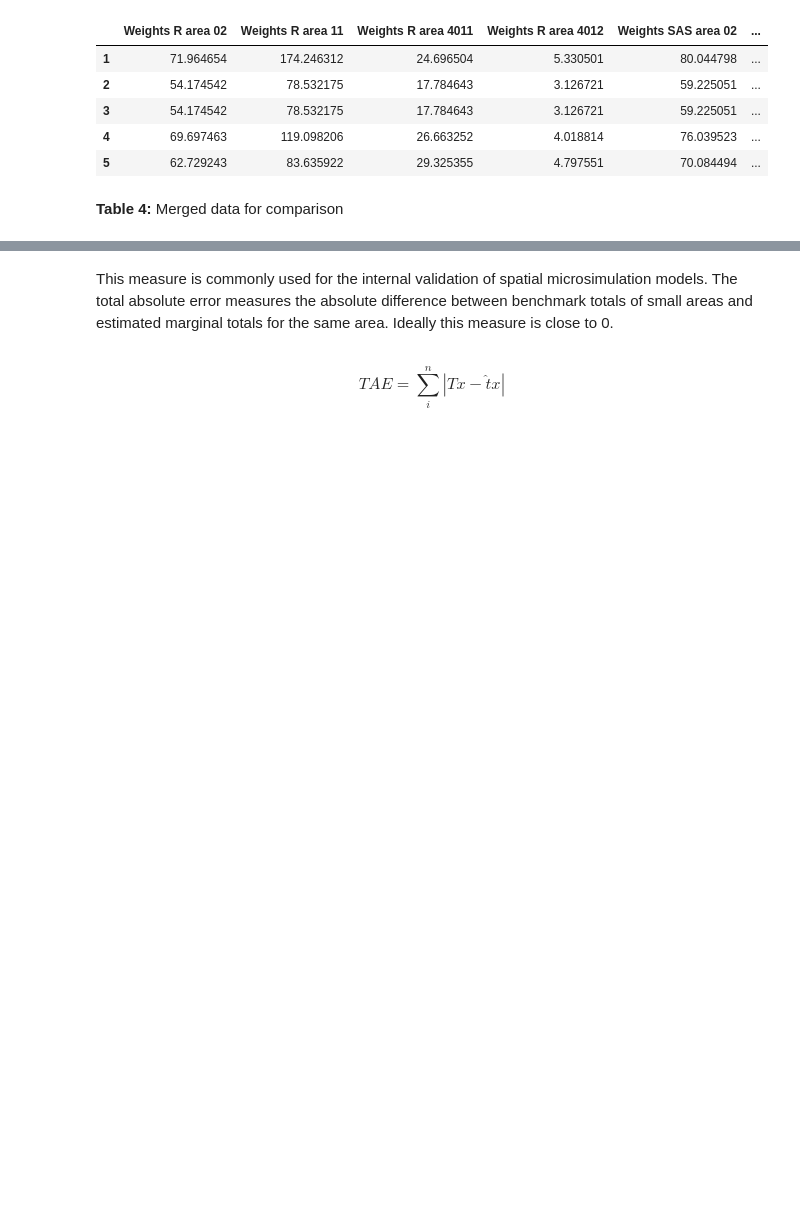
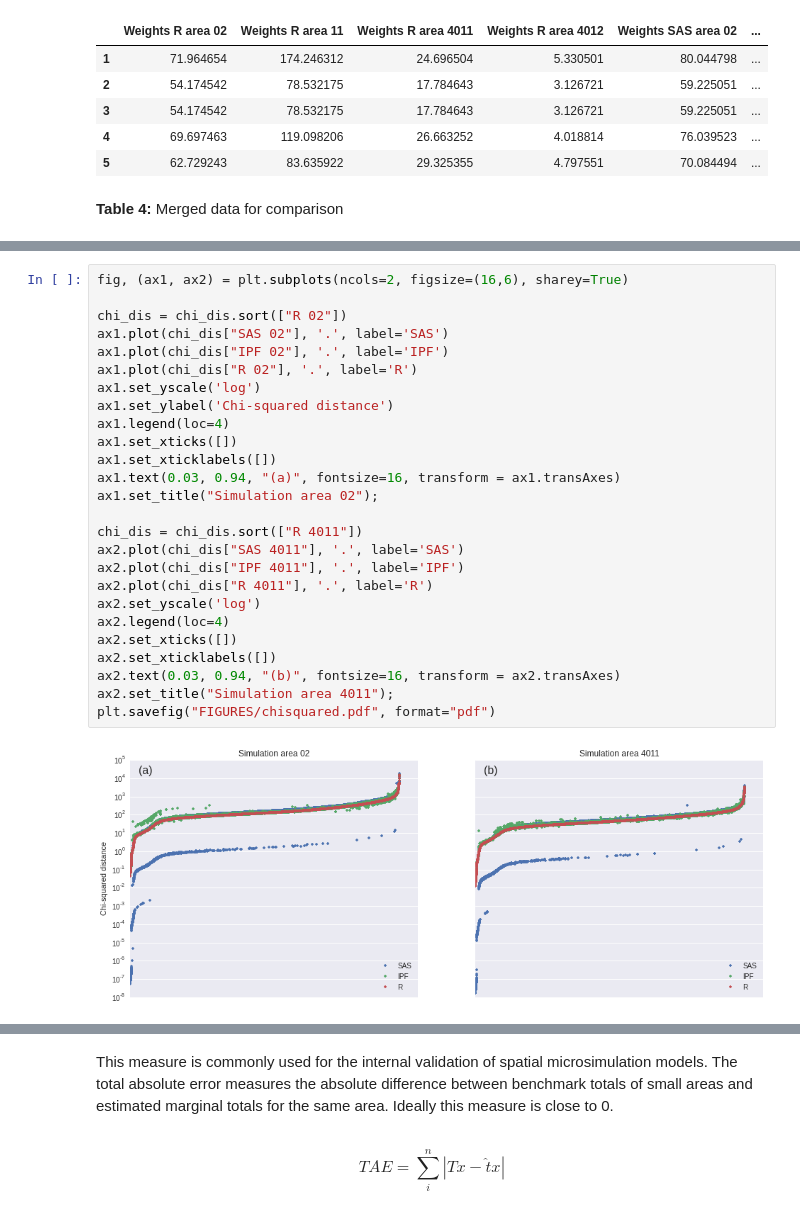
Before and after one commit to emunozh/gregwt-performance, a Jupyter notebook: weight_comparison_sas.ipynb, the cells around one changed output, grey strips where cells are left out. Cells and saved outputs as stored; diff of their text form; blank space fills up the shorter version.

```diff
--- a/weight_comparison_sas.ipynb
+++ b/weight_comparison_sas.ipynb
@@ -133,0 +181,28 @@ plot_data.head()
+# %%
+fig, (ax1, ax2) = plt.subplots(ncols=2, figsize=(16,6), sharey=True)
+
+chi_dis = chi_dis.sort(["R 02"])
+ax1.plot(chi_dis["SAS 02"], '.', label='SAS')
+ax1.plot(chi_dis["IPF 02"], '.', label='IPF')
+ax1.plot(chi_dis["R 02"], '.', label='R')
+ax1.set_yscale('log')
+ax1.set_ylabel('Chi-squared distance')
+ax1.legend(loc=4)
+ax1.set_xticks([])
+ax1.set_xticklabels([])
+ax1.text(0.03, 0.94, "(a)", fontsize=16, transform = ax1.transAxes)
+ax1.set_title("Simulation area 02");
+
+chi_dis = chi_dis.sort(["R 4011"])
+ax2.plot(chi_dis["SAS 4011"], '.', label='SAS')
+ax2.plot(chi_dis["IPF 4011"], '.', label='IPF')
+ax2.plot(chi_dis["R 4011"], '.', label='R')
+ax2.set_yscale('log')
+ax2.legend(loc=4)
+ax2.set_xticks([])
+ax2.set_xticklabels([])
+ax2.text(0.03, 0.94, "(b)", fontsize=16, transform = ax2.transAxes)
+ax2.set_title("Simulation area 4011");
+plt.savefig("FIGURES/chisquared.pdf", format="pdf")
+# %% [output]
+[figure, added]
```
Also changed, not shown: parts of 50 cells of this notebook, 2 other files.
